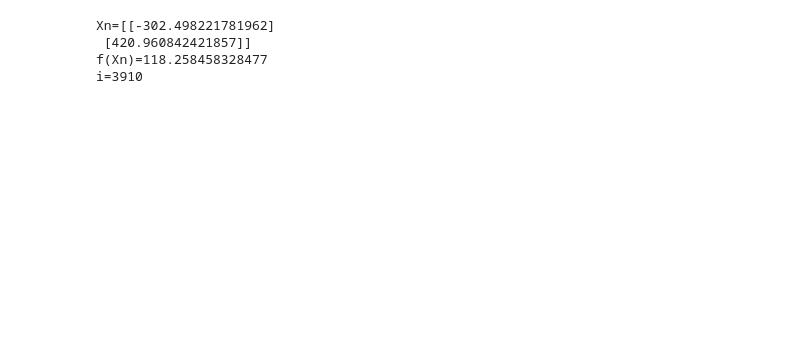
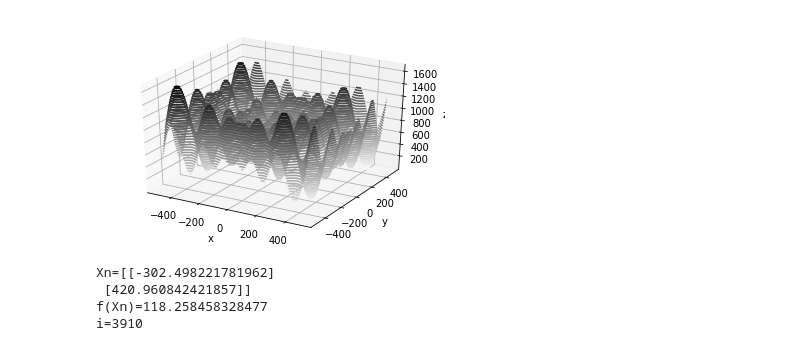
Before and after one commit to DonRoboto/CursoMOO, a Jupyter notebook: GradienteSchwefel.ipynb, the cells around one changed output. Drawn from its saved outputs; the diff is of its cells as text; code cells hidden in the pictures; blank space fills up the shorter version.

```diff
--- a/GradienteSchwefel.ipynb
+++ b/GradienteSchwefel.ipynb
@@ -28,6 +29,27 @@ x1 = Symbol('x1')
 #Schwefel Function
 d=2
 fx = (418.8929 * d)  -  ( (x0 * sin( sqrt(  sqrt(x0**2)  ) ) )  + (x1 * sin( sqrt(  sqrt(x1**2)   ) ))     )
+# %%
+#graficamente
+def f(x, y):
+  d=2
+  return (418.8929 * d)  -  ( (x * np.sin( np.sqrt( np.abs(x) ) )) + (y * np.sin( np.sqrt( np.abs(y))) ) )
+
+x = np.linspace(-500, 500, 100)
+y = np.linspace(-500, 500, 100)
+
+X, Y = np.meshgrid(x, y)
+Z = f(X, Y)
+
+
+fig = plt.figure()
+ax = plt.axes(projection='3d')
+ax.contour3D(X, Y, Z, 50, cmap='binary')
+ax.set_xlabel('x')
+ax.set_ylabel('y')
+ax.set_zlabel('z');
+# %% [output]
+[figure, added]
 # %%
 
 def Gradient(X):
```
Also changed, not shown: parts of 1 cell of this notebook.
